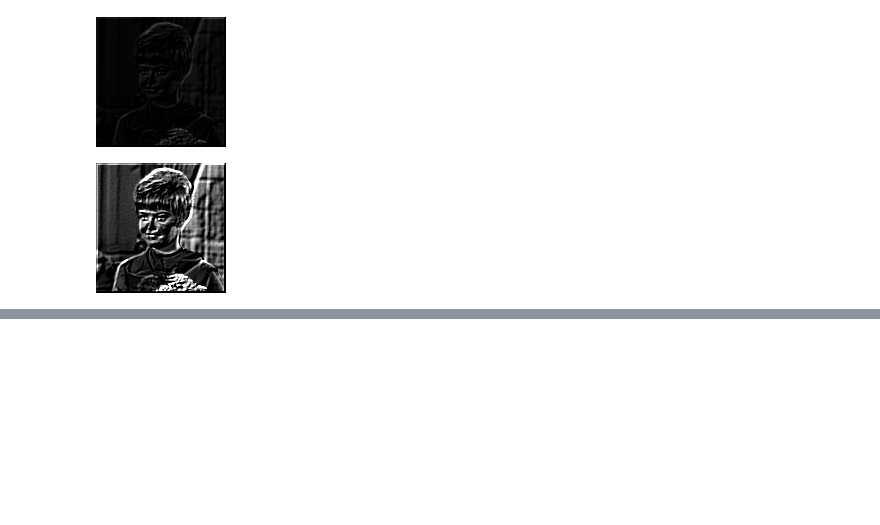
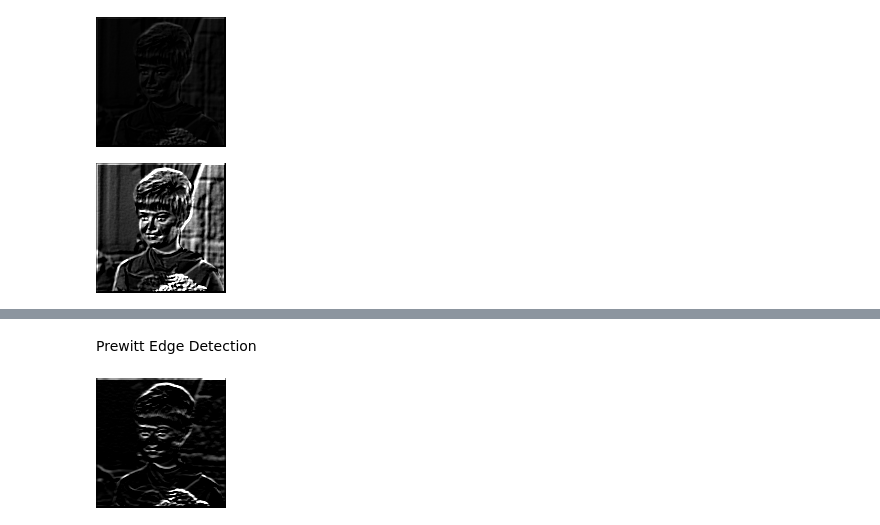
Before and after one commit to mochammadcholilurrokhman/PCVK_Ganjil_Mochammad-Cholilur-Rokhman, a Jupyter notebook: Week7.ipynb, the cells around one changed output, grey strips where cells are left out. Cells and saved outputs as stored; diff of their text form; code cells hidden in the pictures; blank space fills up the shorter version.

```diff
--- a/Week7.ipynb
+++ b/Week7.ipynb
@@ -70,0 +93,12 @@ cv2_imshow(convolution2d(img_gray, kernel_emboss_high, 1, 2))
+# %% [markdown]
+Prewitt
+Edge
+Detection
+# %%
+kernel_prewitt = np.array([[-1,-1,-1],
+                         [0,0,0],
+                         [1,1,1]])
+
+cv2_imshow(convolution2d(img_gray, kernel_prewitt, 1, 2))
+# %% [output]
+[figure, added]
```
Also changed, not shown: parts of 8 cells of this notebook.
